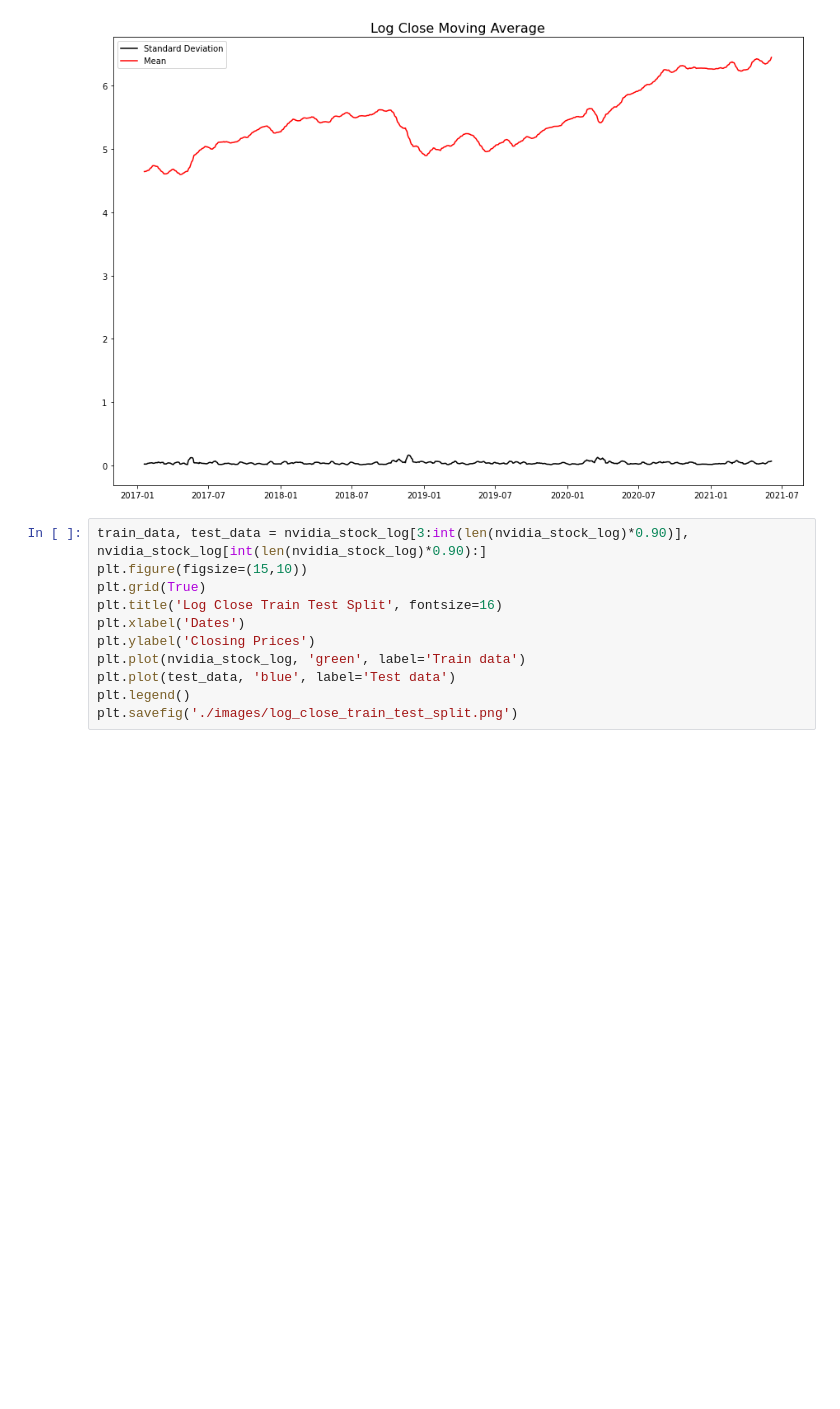
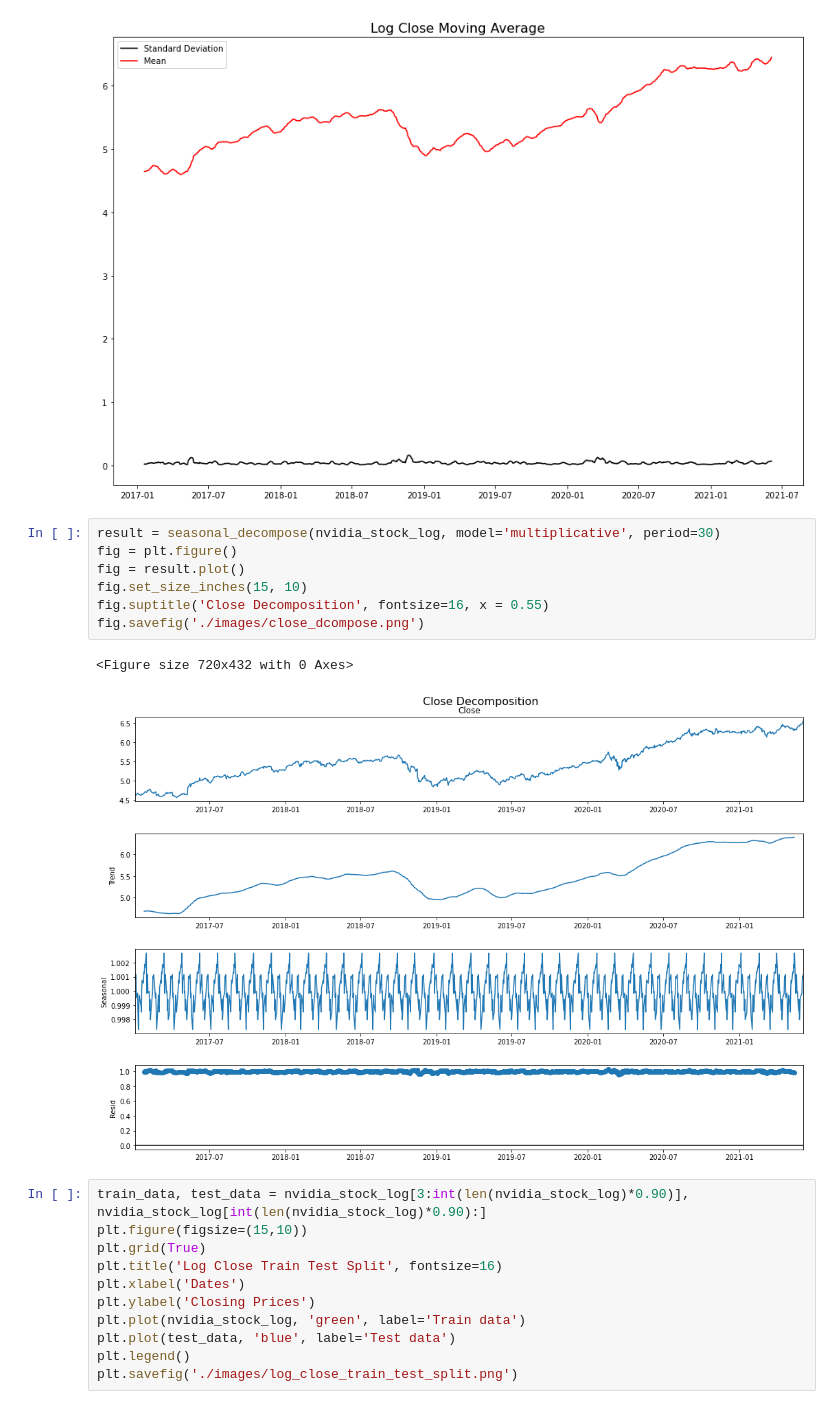
Before and after one commit to jayce7376/Nvidia_Stock_Prediction, a Jupyter notebook: notebook.ipynb, the cells around one changed output. Drawn from its saved outputs; the diff is of its cells as text; blank space fills up the shorter version.

```diff
--- a/notebook.ipynb
+++ b/notebook.ipynb
@@ -231,6 +226,16 @@ plt.show()
 # %% [output]
 No handles with labels found to put in legend.
 [figure]
+# %%
+result = seasonal_decompose(nvidia_stock_log, model='multiplicative', period=30)
+fig = plt.figure()
+fig = result.plot()
+fig.set_size_inches(15, 10)
+fig.suptitle('Close Decomposition', fontsize=16, x = 0.55)
+fig.savefig('./images/close_dcompose.png')
+# %% [output]
+<Figure size 720x432 with 0 Axes>
+[figure, added]
 # %%
 train_data, test_data = nvidia_stock_log[3:int(len(nvidia_stock_log)*0.90)], nvidia_stock_log[int(len(nvidia_stock_log)*0.90):]
 plt.figure(figsize=(15,10))
```
Also changed, not shown: parts of 7 cells of this notebook, 3 other files.
